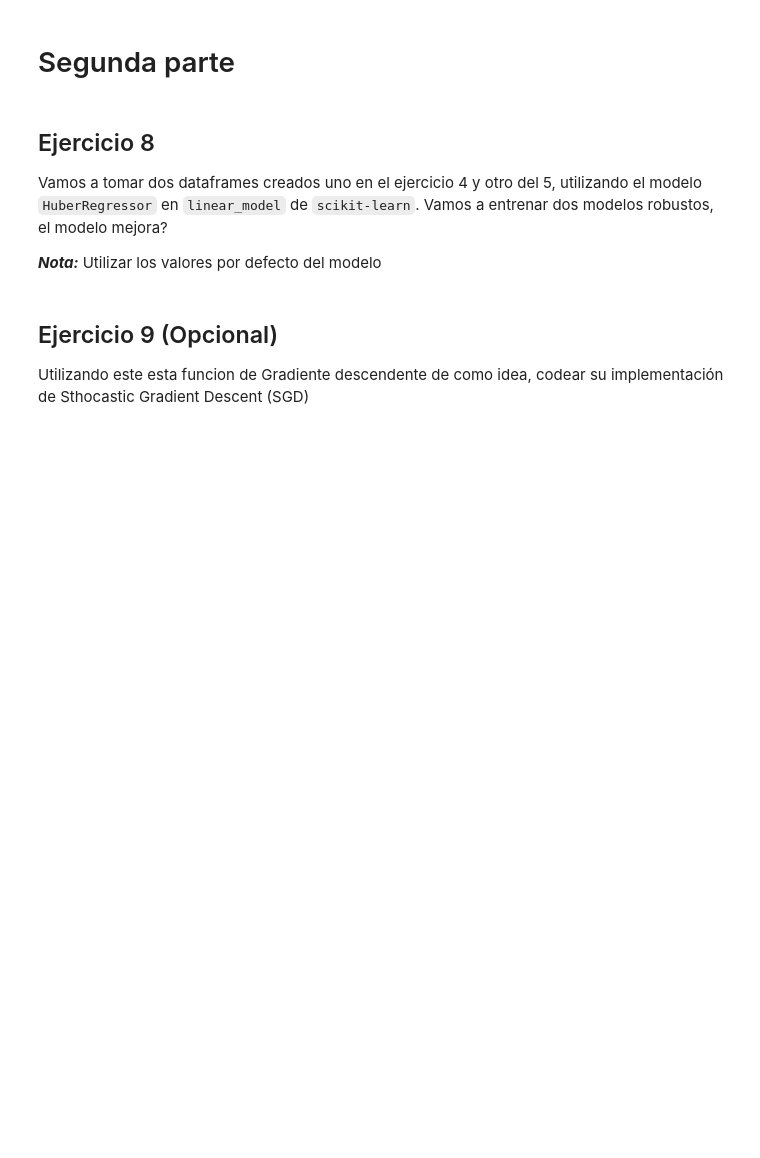
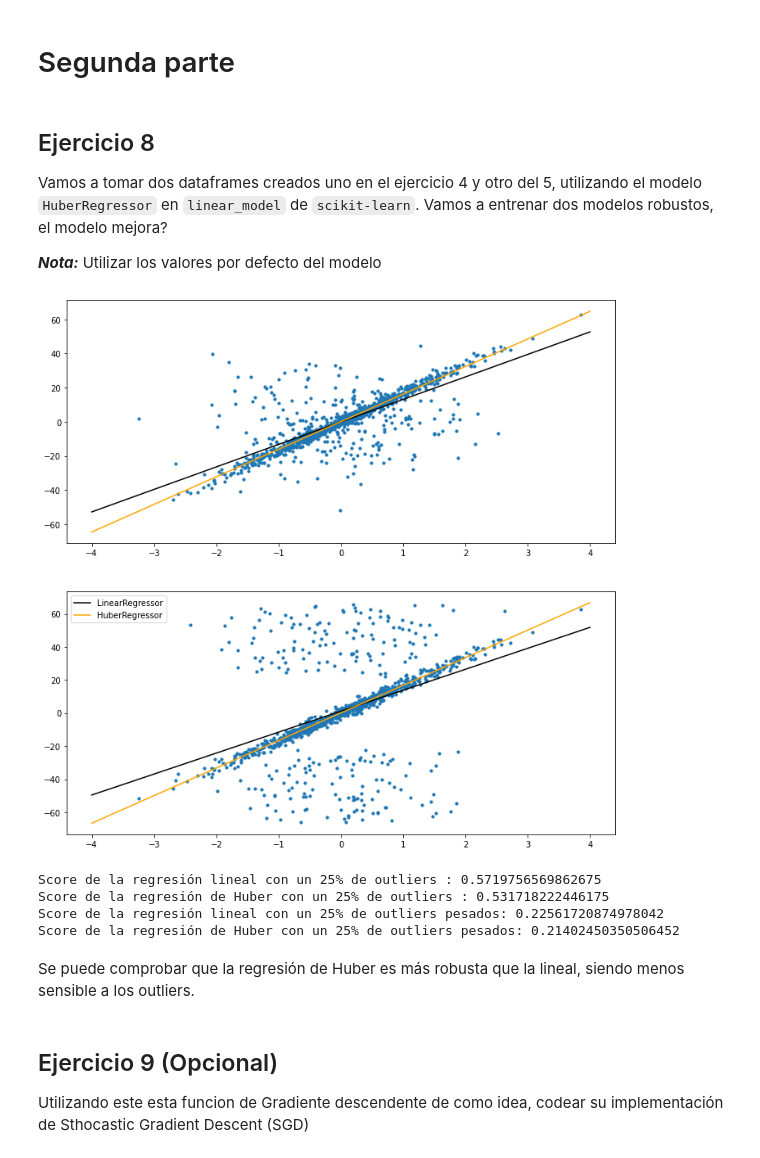
Before and after one commit to leandrotorrent/tpiia, a Jupyter notebook: tp_integrador.ipynb, the cells around one changed output. Saved outputs shown, nothing was run; the diff lists cells and outputs as text; code cells hidden in the pictures; blank space fills up the shorter version.

```diff
--- a/tp_integrador.ipynb
+++ b/tp_integrador.ipynb
@@ -672,6 +763,47 @@ Se agrega ruido gaussiano, afectando mínimamente el valor de los coeficientes d
 Vamos a tomar dos dataframes creados uno en el ejercicio 4 y otro del 5, utilizando el modelo `HuberRegressor` en `linear_model` de `scikit-learn`. Vamos a entrenar dos modelos robustos, el modelo mejora?
 
 ***Nota:*** Utilizar los valores por defecto del modelo
+# %%
+from cProfile import label
+from sklearn.linear_model import HuberRegressor
+
+hr_outliers = HuberRegressor()
+hr_exoutliers = HuberRegressor()
+
+hr_outliers.fit((np.array(X_train_o2.feature_1).reshape(-1,1)), Y_train_o2)
+hr_exoutliers.fit((np.array(X_train_eo2.feature_1).reshape(-1,1)), Y_train_eo2)
+
+xspace = np.linspace(-4,4,1000)
+yhat_outliers=hr_outliers.predict(xspace.reshape(1000,1))
+yhat_exoutliers=hr_exoutliers.predict(xspace.reshape(1000,1))
+
+fig, ax = plt.subplots(2)
+fig.set_size_inches(12,12)
+
+ax[0].scatter(df_o2.feature_1,df_o2.target,s=10)
+ax[1].scatter(df_eo2.feature_1,df_eo2.target,s=10)
+
+ax[0].plot(xspace,yhat_o2, color='black', label= "LinearRegressor")
+ax[0].plot(xspace,yhat_outliers, color='orange', label= "HuberRegressor")
+
+ax[1].plot(xspace,yhat_eo2, color='black', label= "LinearRegressor")
+ax[1].plot(xspace,yhat_exoutliers, color='orange', label= "HuberRegressor")
+
+plt.legend()
+plt.show()
+
+print(f"Score de la regresión lineal con un 25% de outliers : {lr_o2.score(np.array(df_o2.feature_1).reshape(-1,1),np.array(df_o2.target).reshape(-1,1))}")
+print(f"Score de la regresión de Huber con un 25% de outliers : {hr_outliers.score(np.array(df_o2.feature_1).reshape(-1,1),np.array(df_o2.target).reshape(-1,1))}")
+print(f"Score de la regresión lineal con un 25% de outliers pesados: {lr_eo2.score(np.array(df_eo2.feature_1).reshape(-1,1),np.array(df_eo2.target).reshape(-1,1))}")
+print(f"Score de la regresión de Huber con un 25% de outliers pesados: {hr_outliers.score(np.array(df_eo2.feature_1).reshape(-1,1),np.array(df_eo2.target).reshape(-1,1))}")
+# %% [output]
+[figure, added]
+Score de la regresión lineal con un 25% de outliers : 0.5719756569862675
+Score de la regresión de Huber con un 25% de outliers : 0.531718222446175
+Score de la regresión lineal con un 25% de outliers pesados: 0.22561720874978042
+Score de la regresión de Huber con un 25% de outliers pesados: 0.21402450350506452
+# %% [markdown]
+Se puede comprobar que la regresión de Huber es más robusta que la lineal, siendo menos sensible a los outliers.
 # %% [markdown]
 ## Ejercicio 9 (Opcional)
 
```
Also changed, not shown: parts of 36 cells of this notebook.
